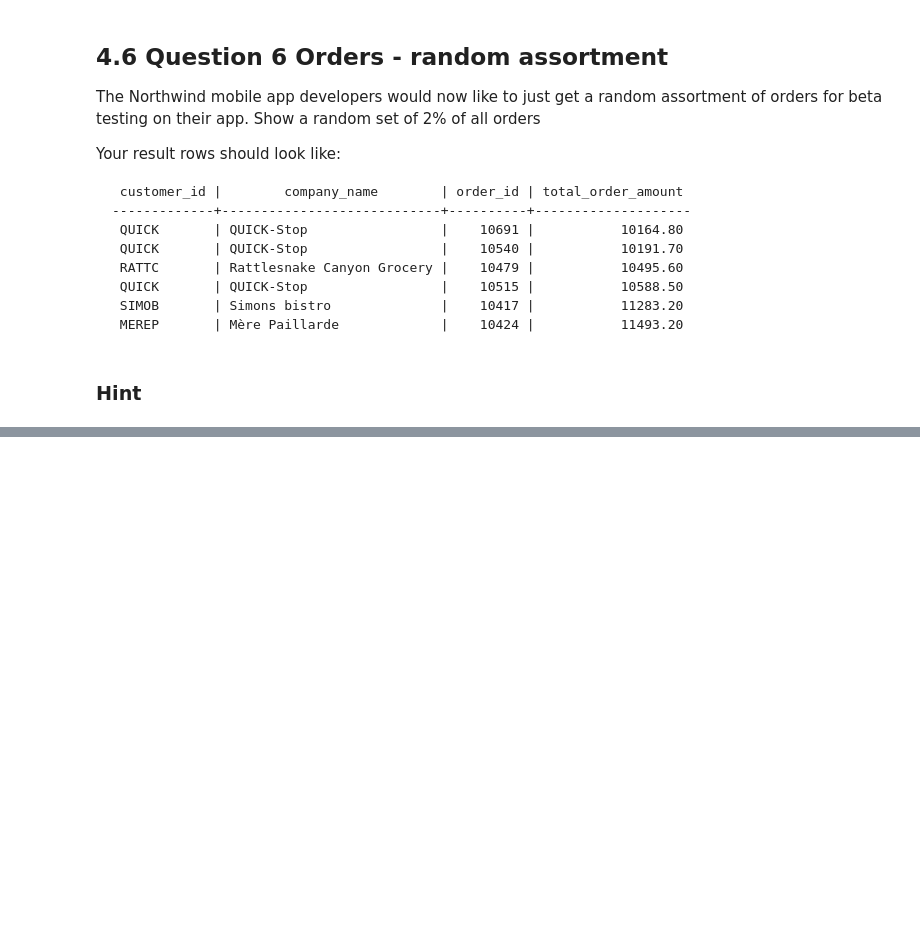
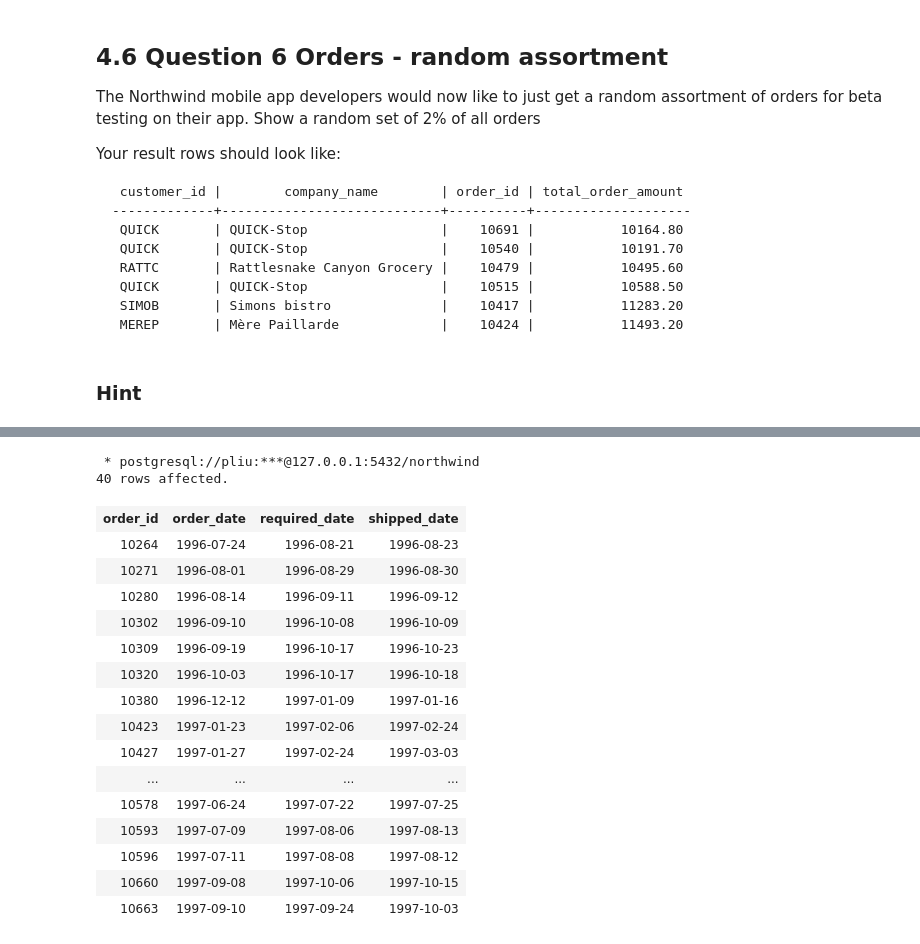
Before and after one commit to pengfei99/LearningSQL, a Jupyter notebook: SQL_practice_problems/notebook/4.Hard_questions.ipynb, the cells around one changed output, grey strips where cells are left out. Saved outputs shown, nothing was run; the diff lists cells and outputs as text; code cells hidden in the pictures; blank space fills up the shorter version.

```diff
--- a/SQL_practice_problems/notebook/4.Hard_questions.ipynb
+++ b/SQL_practice_problems/notebook/4.Hard_questions.ipynb
@@ -389,0 +556,25 @@ Your result rows should look like:
+# %%
+%%sql
+
+select order_id, order_date, required_date, shipped_date
+from orders
+where shipped_date>=required_date
+# %% [output]
+ * postgresql://pliu:***@127.0.0.1:5432/northwind
+40 rows affected.
+| order_id | order_date | required_date | shipped_date |
+| 10264 | 1996-07-24 | 1996-08-21 | 1996-08-23 |
+| 10271 | 1996-08-01 | 1996-08-29 | 1996-08-30 |
+| 10280 | 1996-08-14 | 1996-09-11 | 1996-09-12 |
+| 10302 | 1996-09-10 | 1996-10-08 | 1996-10-09 |
+| 10309 | 1996-09-19 | 1996-10-17 | 1996-10-23 |
+| 10320 | 1996-10-03 | 1996-10-17 | 1996-10-18 |
+| 10380 | 1996-12-12 | 1997-01-09 | 1997-01-16 |
+| 10423 | 1997-01-23 | 1997-02-06 | 1997-02-24 |
+| 10427 | 1997-01-27 | 1997-02-24 | 1997-03-03 |
+| ... | ... | ... | ... |
+| 10578 | 1997-06-24 | 1997-07-22 | 1997-07-25 |
+| 10593 | 1997-07-09 | 1997-08-06 | 1997-08-13 |
+| 10596 | 1997-07-11 | 1997-08-08 | 1997-08-12 |
+| 10660 | 1997-09-08 | 1997-10-06 | 1997-10-15 |
+| 10663 | 1997-09-10 | 1997-09-24 | 1997-10-03 |
```
Also changed, not shown: parts of 19 cells of this notebook.
